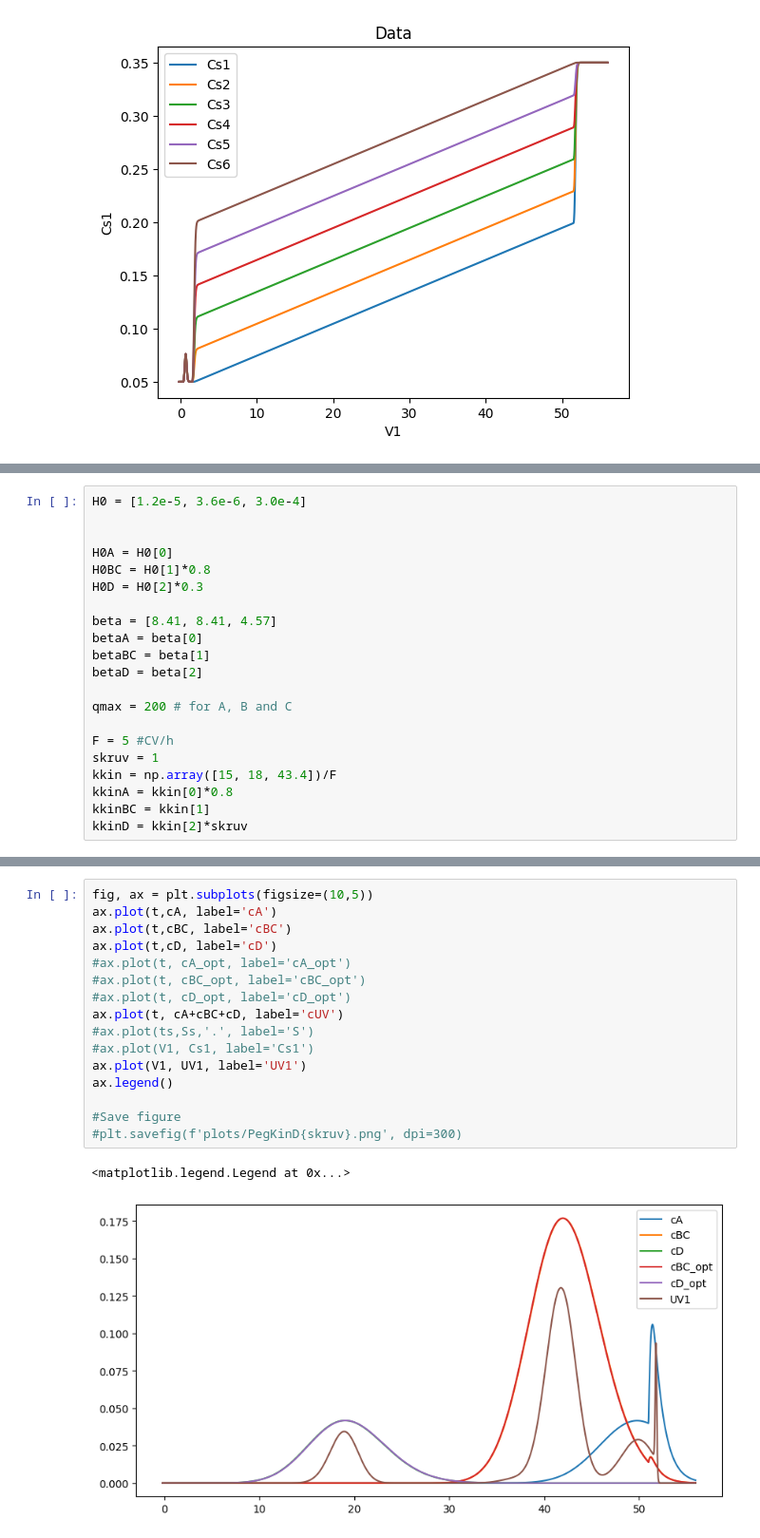
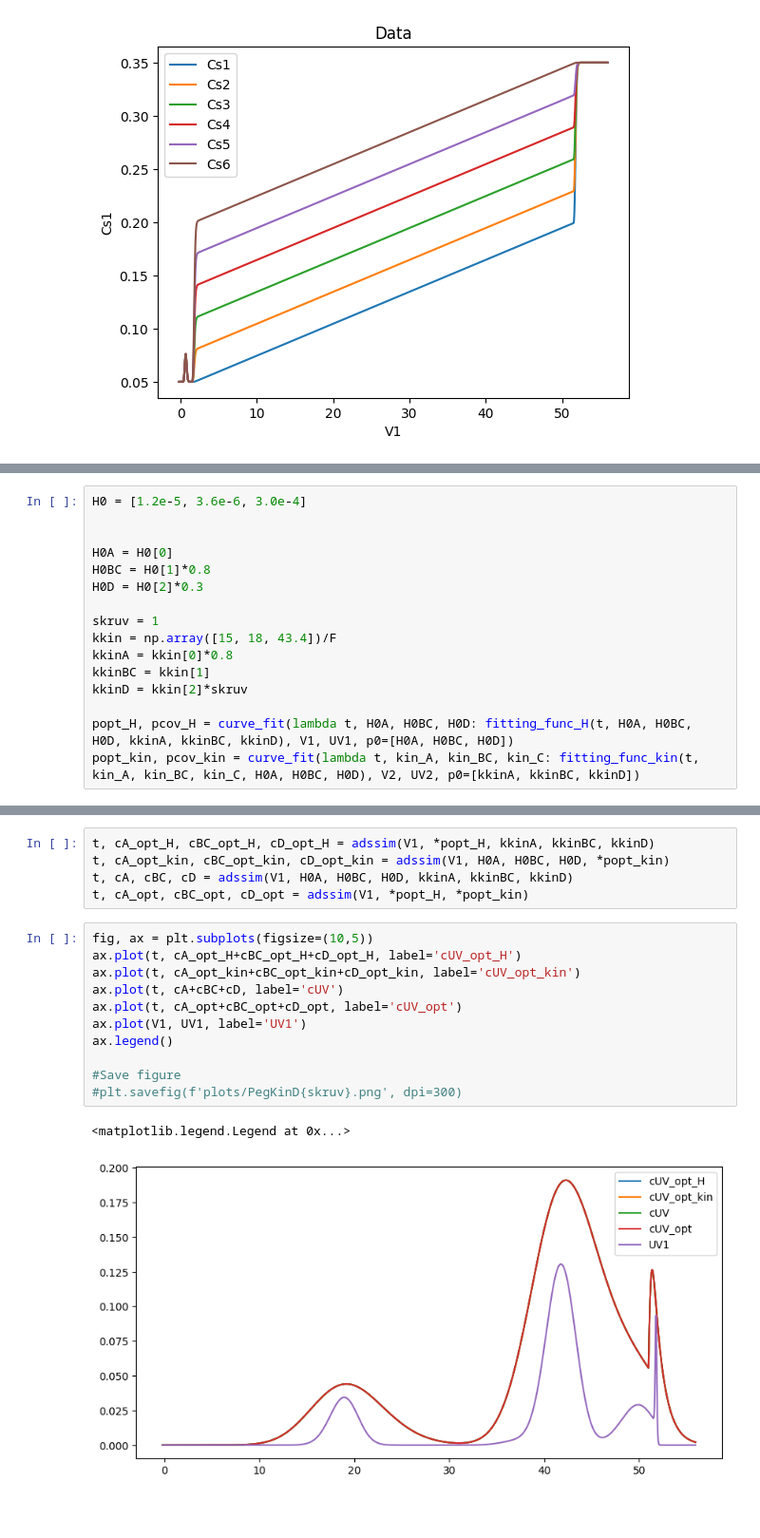
Before and after one commit to OlofssonFredrik/KETN40, a Jupyter notebook: Project1/proj1.ipynb, the cells around one changed output, grey strips where cells are left out. Shown: that part at 95% size. Saved outputs shown, nothing was run; the diff lists cells and outputs as text; blank space fills up the shorter version.

```diff
--- a/Project1/proj1.ipynb
+++ b/Project1/proj1.ipynb
@@ -39,16 +165,11 @@ H0A = H0[0]
 H0BC = H0[1]*0.8
 H0D = H0[2]*0.3
 
-beta = [8.41, 8.41, 4.57]
-betaA = beta[0]
-betaBC = beta[1]
-betaD = beta[2]
-
-qmax = 200 # for A, B and C
-
-F = 5 #CV/h
 skruv = 1
 kkin = np.array([15, 18, 43.4])/F
 kkinA = kkin[0]*0.8
 kkinBC = kkin[1]
 kkinD = kkin[2]*skruv
+
+popt_H, pcov_H = curve_fit(lambda t, H0A, H0BC, H0D: fitting_func_H(t, H0A, H0BC, H0D, kkinA, kkinBC, kkinD), V1, UV1, p0=[H0A, H0BC, H0D])
+popt_kin, pcov_kin = curve_fit(lambda t, kin_A, kin_BC, kin_C: fitting_func_kin(t, kin_A, kin_BC, kin_C, H0A, H0BC, H0D), V2, UV2, p0=[kkinA, kkinBC, kkinD])
@@ -176,19 +186,19 @@ t, cA, cBC, cD = adssim(V1,H0A, H0BC, H0D)
+# %%
+t, cA_opt_H, cBC_opt_H, cD_opt_H = adssim(V1, *popt_H, kkinA, kkinBC, kkinD)
+t, cA_opt_kin, cBC_opt_kin, cD_opt_kin = adssim(V1, H0A, H0BC, H0D, *popt_kin)
+t, cA, cBC, cD = adssim(V1, H0A, H0BC, H0D, kkinA, kkinBC, kkinD)
+t, cA_opt, cBC_opt, cD_opt = adssim(V1, *popt_H, *popt_kin)
 # %%
 fig, ax = plt.subplots(figsize=(10,5))
-ax.plot(t,cA, label='cA')
-ax.plot(t,cBC, label='cBC')
-ax.plot(t,cD, label='cD')
-#ax.plot(t, cA_opt, label='cA_opt')
-#ax.plot(t, cBC_opt, label='cBC_opt')
-#ax.plot(t, cD_opt, label='cD_opt')
+ax.plot(t, cA_opt_H+cBC_opt_H+cD_opt_H, label='cUV_opt_H')
+ax.plot(t, cA_opt_kin+cBC_opt_kin+cD_opt_kin, label='cUV_opt_kin')
 ax.plot(t, cA+cBC+cD, label='cUV')
-#ax.plot(ts,Ss,'.', label='S')
-#ax.plot(V1, Cs1, label='Cs1')
+ax.plot(t, cA_opt+cBC_opt+cD_opt, label='cUV_opt')
 ax.plot(V1, UV1, label='UV1')
 ax.legend()
 
 #Save figure
 #plt.savefig(f'plots/PegKinD{skruv}.png', dpi=300)
 # %% [output]
 <matplotlib.legend.Legend at 0x...>
-[figure, old version]
+[figure, new version]
```
Also changed, not shown: parts of 7 cells of this notebook, 1 other file.
